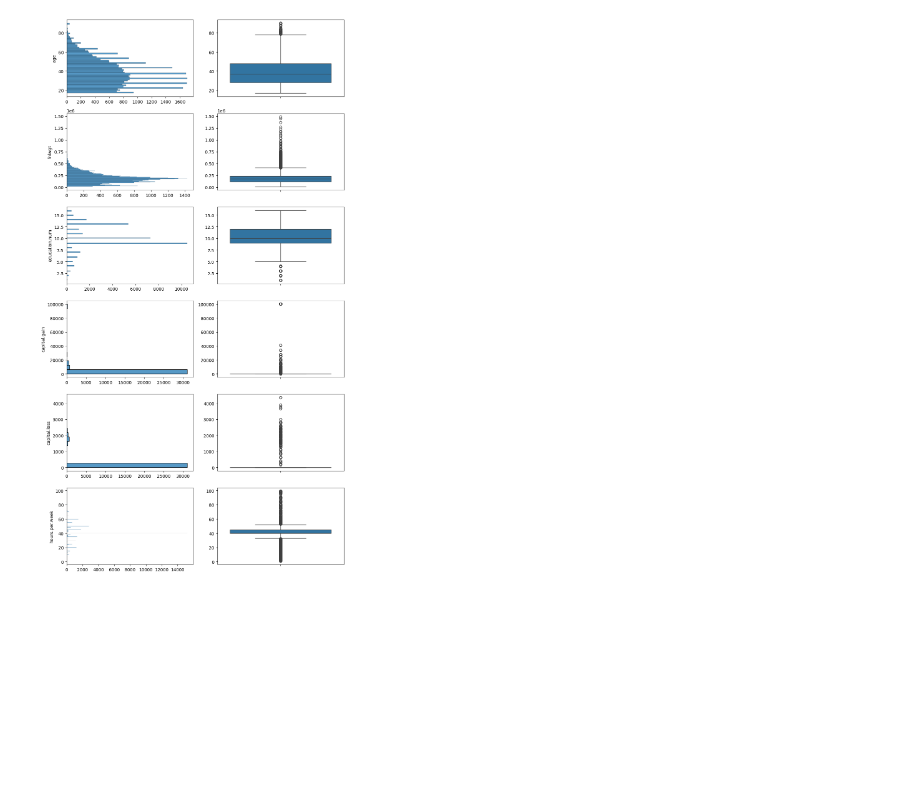
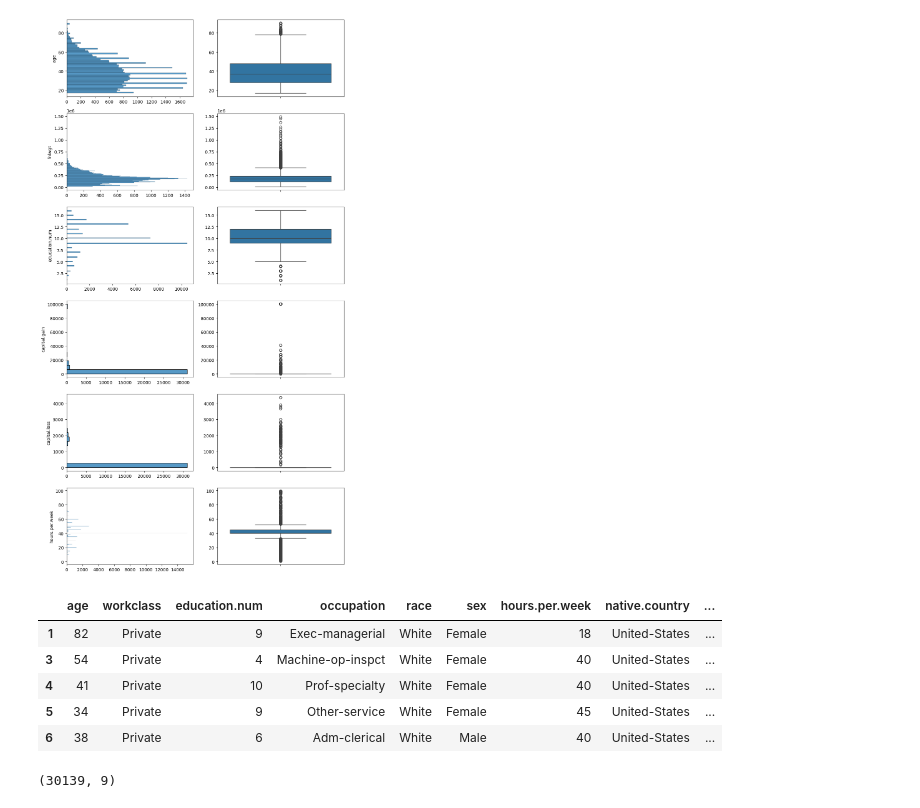
Before and after one commit to 4GeeksAcademy/AnthonnyMal-Machine-Learnig, a Jupyter notebook: src/13-recommendation-systems-adult-census-income.ipynb, the cells around one changed output. Saved outputs shown, nothing was run; the diff lists cells and outputs as text; code cells hidden in the pictures; blank space fills up the shorter version.

```diff
--- a/src/13-recommendation-systems-adult-census-income.ipynb
+++ b/src/13-recommendation-systems-adult-census-income.ipynb
@@ -84,3 +130,19 @@ plt.tight_layout()
 plt.show()
 # %% [output]
 [figure]
+# %%
+df.replace("?", pd.NA, inplace=True)
+df = df.drop(columns=["fnlwgt", "capital.gain", "capital.loss", "marital.status", "relationship", "education"])
+df.dropna(inplace=True)
+df.head(5)
+# %% [output]
+|  | age | workclass | education.num | occupation | race | sex | hours.per.week | native.country | ... |
+| 1 | 82 | Private | 9 | Exec-managerial | White | Female | 18 | United-States | ... |
+| 3 | 54 | Private | 4 | Machine-op-inspct | White | Female | 40 | United-States | ... |
+| 4 | 41 | Private | 10 | Prof-specialty | White | Female | 40 | United-States | ... |
+| 5 | 34 | Private | 9 | Other-service | White | Female | 45 | United-States | ... |
+| 6 | 38 | Private | 6 | Adm-clerical | White | Male | 40 | United-States | ... |
+# %%
+df.shape
+# %% [output]
+(30139, 9)
```
Also changed, not shown: parts of 15 cells of this notebook.
